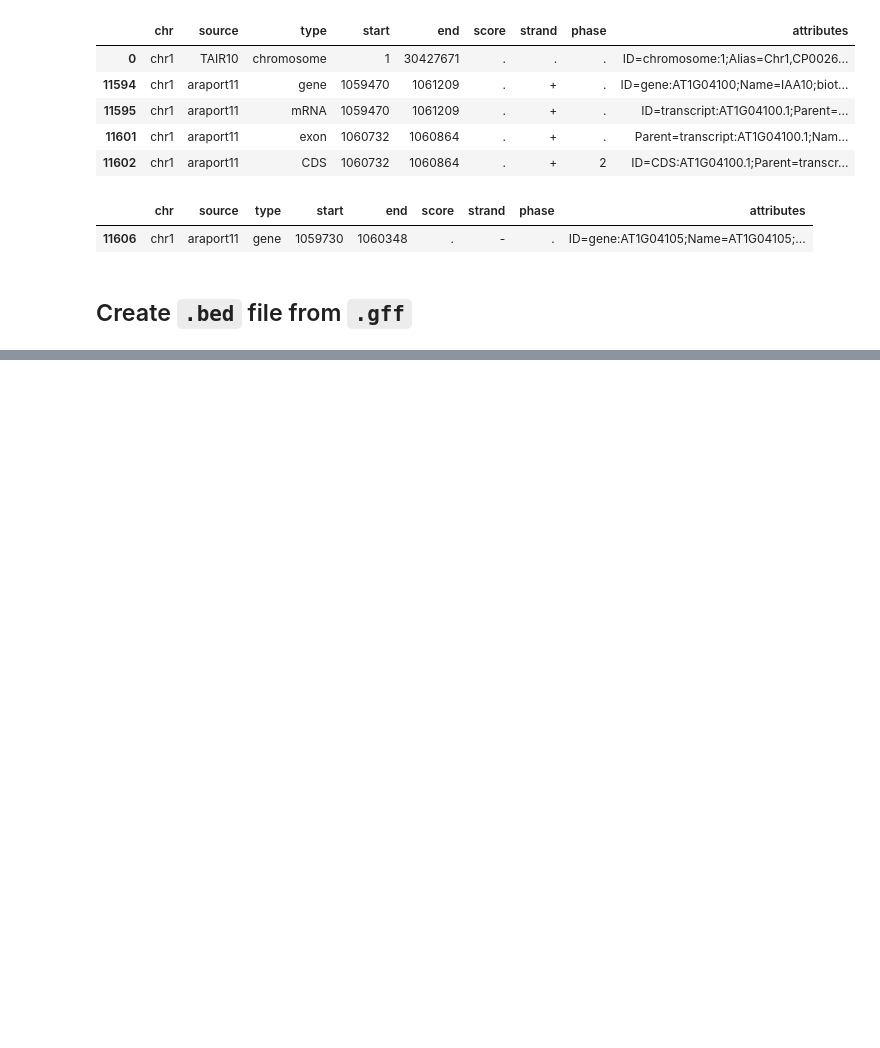
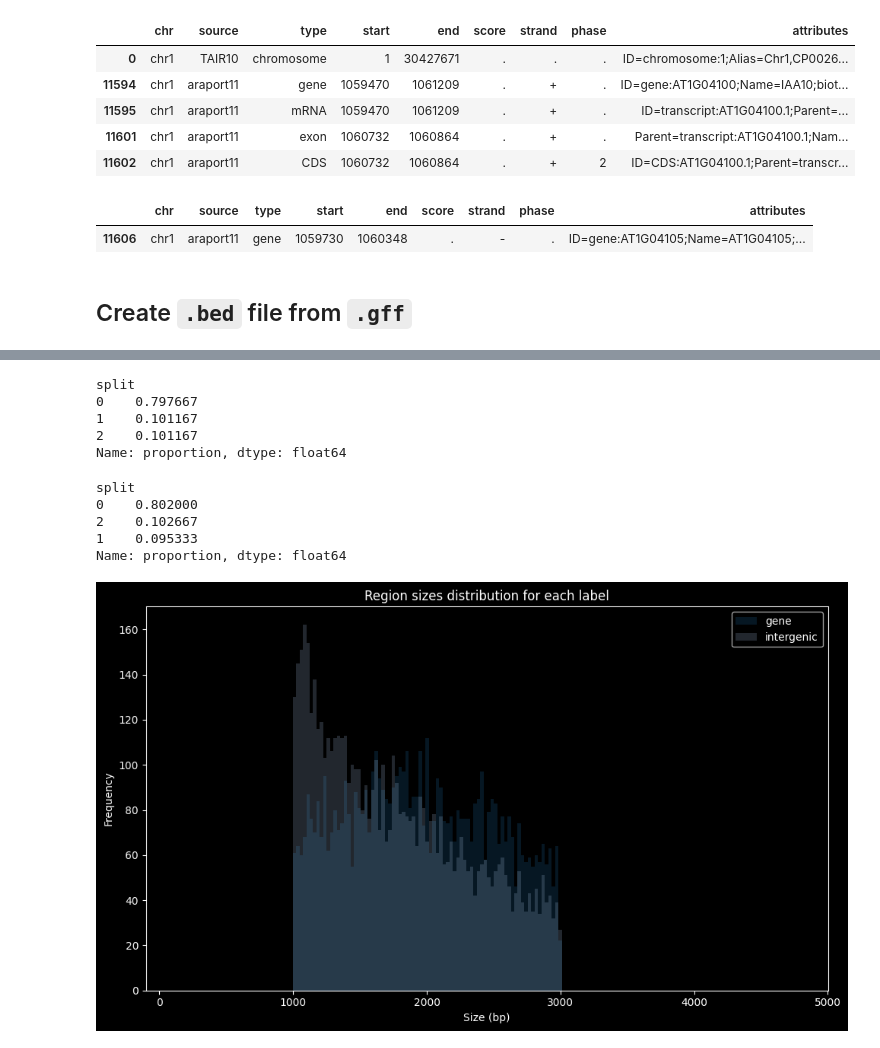
Before and after one commit to LeonardoAPP/hyena-dna, a Jupyter notebook: EDA_a.taliana.ipynb, the cells around one changed output, grey strips where cells are left out. Cells and saved outputs as stored; diff of their text form; code cells hidden in the pictures; blank space fills up the shorter version.

```diff
--- a/EDA_a.taliana.ipynb
+++ b/EDA_a.taliana.ipynb
@@ -473,0 +623,8 @@ CreateBedFile(gff_file = gff_file,
+# %%
+# Read the bed file into a pandas DataFrame
+bed_df = pd.read_csv(output_bed, sep='\t')
+
+# Display statistics about the bed file
+print(bed_df.head())
+print(bed_df['label'].value_counts(normalize=True))
+print(bed_df['split'].value_counts(normalize=True))
@@ -473,0 +647,43 @@ CreateBedFile(gff_file = gff_file,
+# %%
+# Split statistics for intergenic regions
+bed_df[bed_df['label'] == 'intergenic']['split'].value_counts(normalize=True)
+# %% [output]
+split
+0    0.797667
+1    0.101167
+2    0.101167
+Name: proportion, dtype: float64
+# %%
+# Split statistics for genes
+bed_df[bed_df['label'] == 'gene']['split'].value_counts(normalize=True)
+# %% [output]
+split
+0    0.802000
+2    0.102667
+1    0.095333
+Name: proportion, dtype: float64
+# %%
+# Plot region size distribution by label
+bed_df['region_size'] = bed_df['end'] - bed_df['start']
+
+fig, ax = plt.subplots(figsize=(10, 6))
+
+# Color palette
+colors = plt.cm.tab20.colors
+x_range = (-100, 5000)
+
+for i, l in enumerate(list(bed_df['label'].unique())):
+    label_df = bed_df[bed_df['label'] == l]
+    reg_sizes = label_df['region_size']
+    ax.hist(reg_sizes,range=x_range, bins=200, alpha=0.2, label=f'{l}', color=colors[i % len(colors)])
+
+ax.set_title('Region sizes distribution for each label')
+ax.set_xlabel('Size (bp)')
+ax.set_xlim(x_range)
+ax.set_ylabel('Frequency')
+ax.legend()
+
+plt.tight_layout()
+plt.show()
+# %% [output]
+[figure, added]
```
Also changed, not shown: parts of 9 cells of this notebook.
